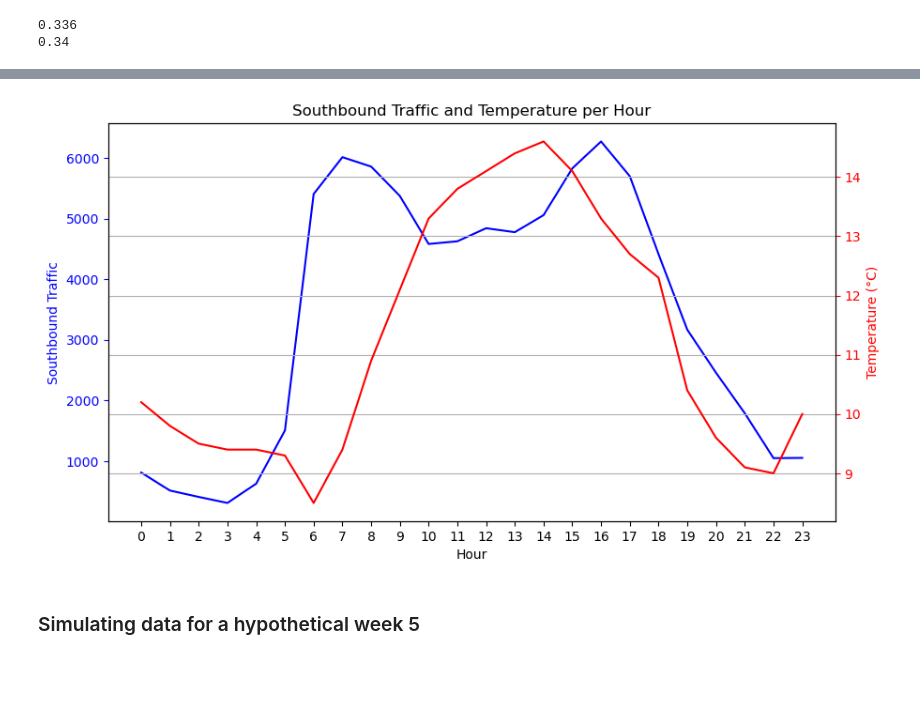
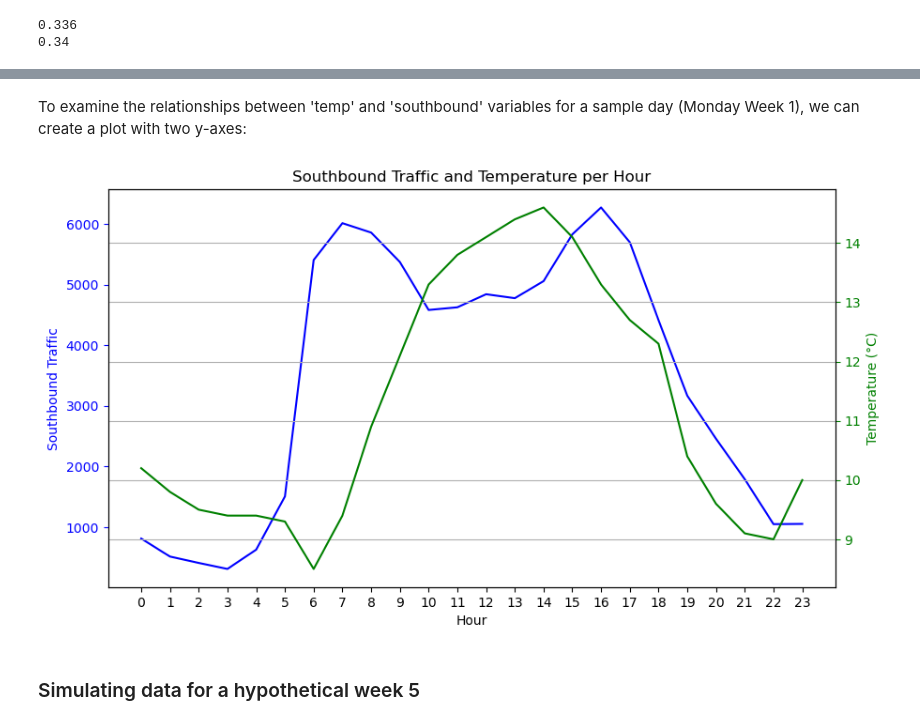
Before and after one commit to jmce22/pfda_project1, a Jupyter notebook: pfda_project1.ipynb, the cells around one changed output, grey strips where cells are left out. Cells and saved outputs as stored; diff of their text form; code cells hidden in the pictures; blank space fills up the shorter version.

Commit message:
changed colors of plots. changes locations of plots and code cells. added plot of air temp. small edits also

```diff
--- a/pfda_project1.ipynb
+++ b/pfda_project1.ipynb
@@ -552,0 +584,12 @@ To illustrate the relationships on a plot, we can create a plot with with two y-
+# %%
+sns.set_theme(style = "white")
+sns.set_palette("bright")
+
+sns.regplot(x='temp', y='southbound', data = df, color = 'gold')
+
+plt.xlabel('Air Temperature (°C)')
+plt.ylabel('Southbound traffic')
+plt.title('Correlation between Air Temperature and Southbound traffic: 02/10/23 to 29/10/23')
+
+# Show the plot
+plt.show()
@@ -553,29 +609,31 @@ To illustrate the relationships on a plot, we can create a plot with with two y-
+# %% [markdown]
+To examine the relationships between 'temp' and 'southbound' variables for a sample day (Monday Week 1), we can create a plot with two y-axes:
 # %%
 # this creates a plot capable of displaying more than one subplot
 # https://python-graph-gallery.com/line-chart-dual-y-axis-with-matplotlib/#:~:text=It%20uses%20ax.,Y%20axis%20on%20this%20twin.
 
 fig, ax1 = plt.subplots(figsize=(10, 5.5))
 
 # This creates a second y-axis which shares the same x-axis as the first y-axis
 ax2 = ax1.twinx()
 
 # Plot for southbound traffic on the primary y-axis
 ax1.plot(monday_wk1['hour'], monday_wk1['southbound'], color='blue', label='Southbound Mon Wk 1')
 ax1.set_xlabel('Hour')
 ax1.set_ylabel('Southbound Traffic', color='blue')
 ax1.tick_params(axis='y', colors='blue')
 
 # Plot for temperature on secondary y-axis
-ax2.plot(monday_wk1['hour'], monday_wk1['temp'], color='red', label='Temperature Mon Wk 1')
-ax2.set_ylabel('Temperature (°C)', color='red')
-ax2.tick_params(axis='y', colors='red')
+ax2.plot(monday_wk1['hour'], monday_wk1['temp'], color='green', label='Temperature Mon Wk 1')
+ax2.set_ylabel('Temperature (°C)', color='green')
+ax2.tick_params(axis='y', colors='green')
 
 plt.title('Southbound Traffic and Temperature per Hour')
 plt.xticks(np.arange(24))
 plt.grid(True)    # This plots a grid which makes it easier to compare both sets of data
 plt.show()
 # %% [output]
-[figure, old version]
+[figure, new version]
 # %% [markdown]
 ### Simulating data for a hypothetical week 5 ###
 # %% [markdown]
```
Also changed, not shown: parts of 35 cells of this notebook.
